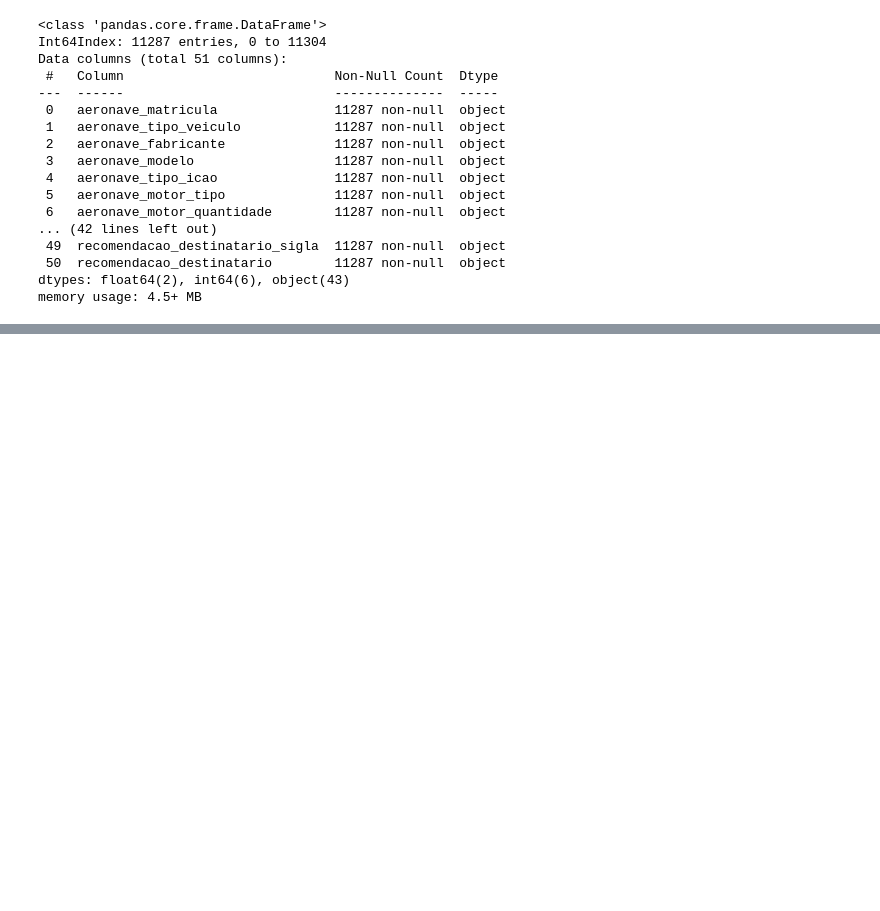
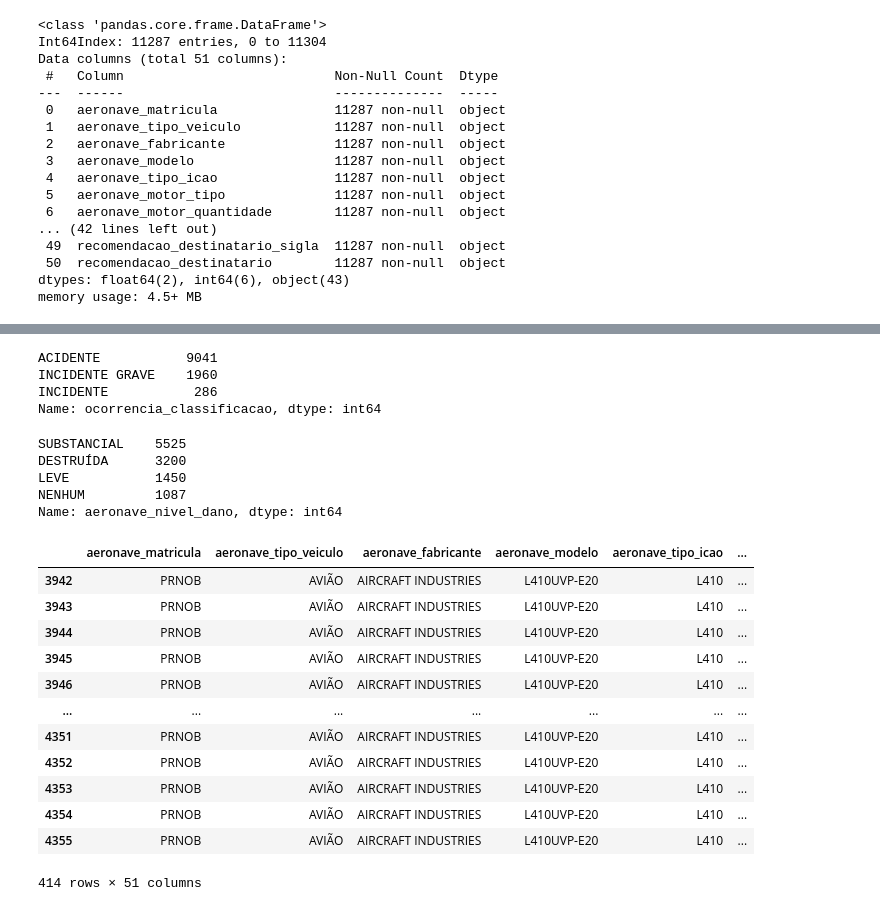
Before and after one commit to brunabellini/CENIPA_API, a Jupyter notebook: organizacao_dataframe.ipynb, the cells around one changed output, grey strips where cells are left out. Drawn from its saved outputs; the diff is of its cells as text; code cells hidden in the pictures; blank space fills up the shorter version.

```diff
--- a/organizacao_dataframe.ipynb
+++ b/organizacao_dataframe.ipynb
@@ -201,8 +201,9 @@ df_4
 # %%
 pd.set_option('display.max_columns', None)
 # %%
-df_4 = df_4.replace("****", np.nan)
-df_4
+df_ta = df_4.replace("****", np.nan)
+df_ta = df_4.replace("***", np.nan)
+df_ta
 # %% [output]
 |  | aeronave_matricula | aeronave_tipo_veiculo | aeronave_fabricante | aeronave_modelo | aeronave_tipo_icao | ... |
 | 0 | PTNQX | AVIÃO | NEIVA INDUSTRIA AERONAUTICA | EMB-711A | P28R | ... |
@@ -241,0 +256,34 @@ df_4.to_csv('./Data/df_final_aeronautico.csv', sep=';', index = False)
+# %%
+df_ta['ocorrencia_classificacao'].value_counts()
+# %% [output]
+ACIDENTE           9041
+INCIDENTE GRAVE    1960
+INCIDENTE           286
+Name: ocorrencia_classificacao, dtype: int64
+# %%
+df_ta['aeronave_nivel_dano'].value_counts()
+# %% [output]
+SUBSTANCIAL    5525
+DESTRUÍDA      3200
+LEVE           1450
+NENHUM         1087
+Name: aeronave_nivel_dano, dtype: int64
+# %%
+top_10 = df_ta[(df_ta['aeronave_nivel_dano'] == 'NENHUM') | (df_ta['aeronave_nivel_dano'] == 'LEVE') | (df_ta['aeronave_nivel_dano'] == 'SUBSTANCIAL') | (df_ta['aeronave_fatalidades_total'] != 16) | (df_ta['ocorrencia_classificacao'] == 'INCIDENTE GRAVE') | (df_ta['ocorrencia_classificacao'] == 'INCIDENTE')].index
+df_ta.drop(top_10, inplace=True)
+df_ta2 = pd.DataFrame(df_ta)
+df_ta2
+# %% [output]
+|  | aeronave_matricula | aeronave_tipo_veiculo | aeronave_fabricante | aeronave_modelo | aeronave_tipo_icao | ... |
+| 3942 | PRNOB | AVIÃO | AIRCRAFT INDUSTRIES | L410UVP-E20 | L410 | ... |
+| 3943 | PRNOB | AVIÃO | AIRCRAFT INDUSTRIES | L410UVP-E20 | L410 | ... |
+| 3944 | PRNOB | AVIÃO | AIRCRAFT INDUSTRIES | L410UVP-E20 | L410 | ... |
+| 3945 | PRNOB | AVIÃO | AIRCRAFT INDUSTRIES | L410UVP-E20 | L410 | ... |
+| 3946 | PRNOB | AVIÃO | AIRCRAFT INDUSTRIES | L410UVP-E20 | L410 | ... |
+| ... | ... | ... | ... | ... | ... | ... |
+| 4351 | PRNOB | AVIÃO | AIRCRAFT INDUSTRIES | L410UVP-E20 | L410 | ... |
+| 4352 | PRNOB | AVIÃO | AIRCRAFT INDUSTRIES | L410UVP-E20 | L410 | ... |
+| 4353 | PRNOB | AVIÃO | AIRCRAFT INDUSTRIES | L410UVP-E20 | L410 | ... |
+| 4354 | PRNOB | AVIÃO | AIRCRAFT INDUSTRIES | L410UVP-E20 | L410 | ... |
+| 4355 | PRNOB | AVIÃO | AIRCRAFT INDUSTRIES | L410UVP-E20 | L410 | ... |
+414 rows × 51 columns
```
Also changed, not shown: parts of 2 cells of this notebook, 3 other files.
